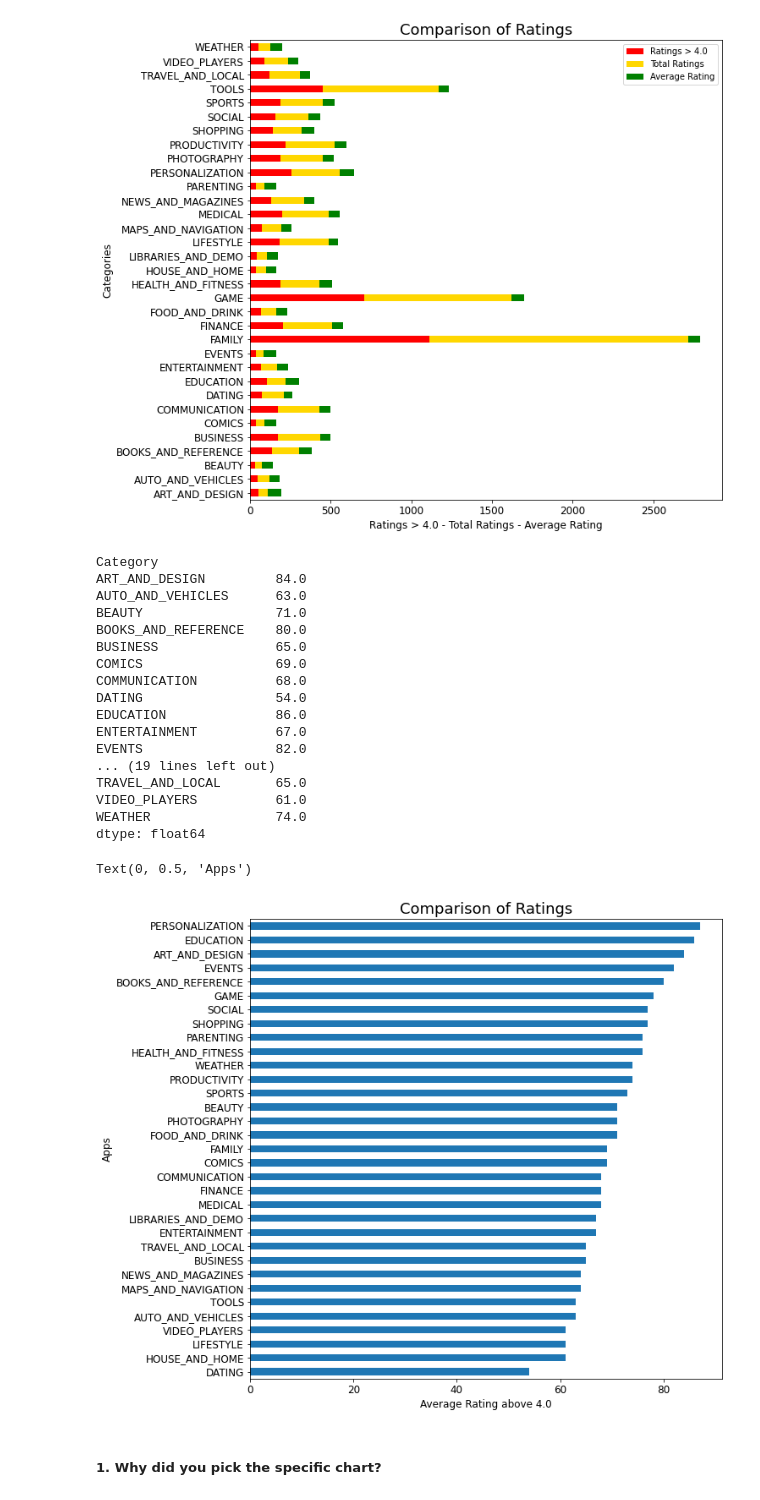
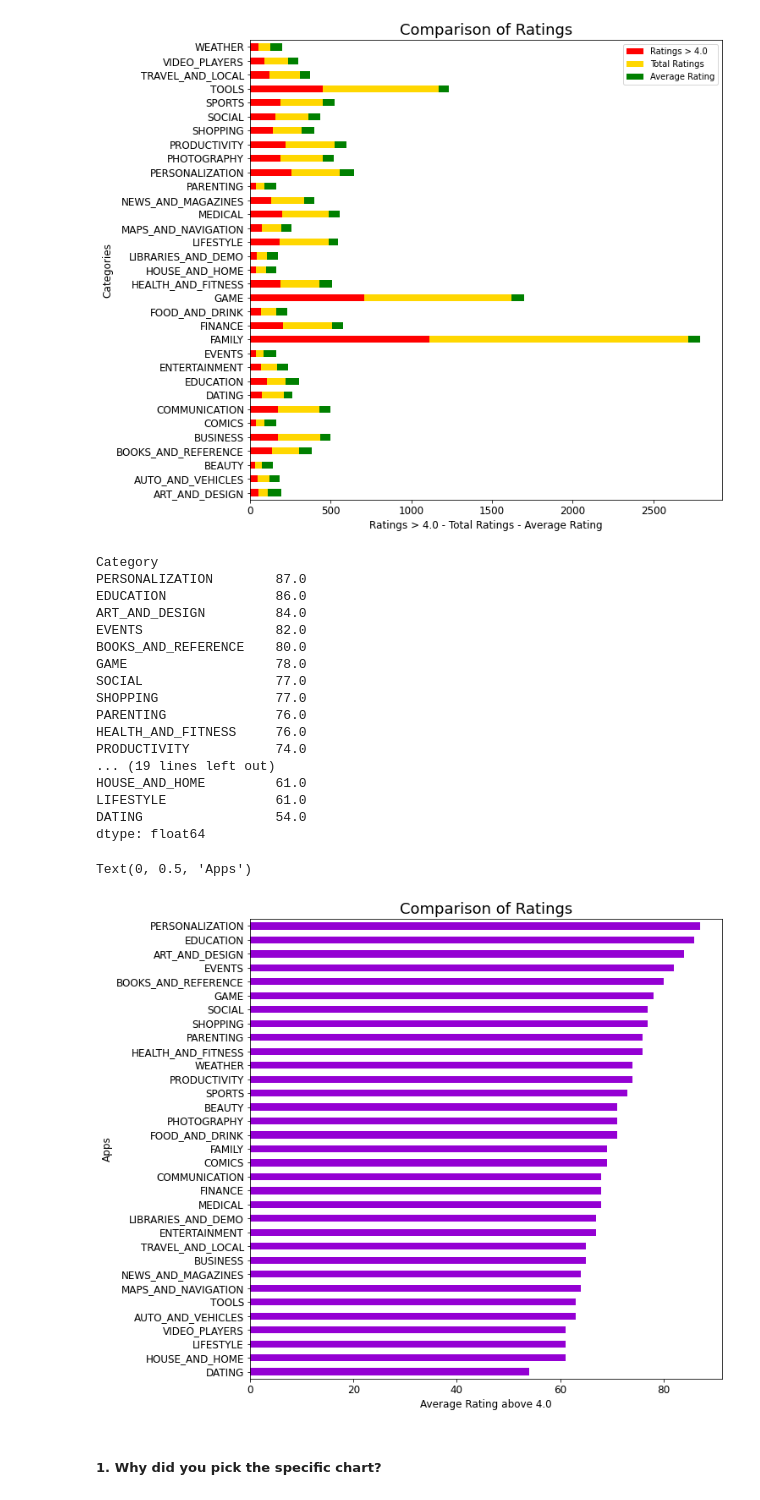
Before and after one commit to Harivignesh06/Project---Python, a Jupyter notebook: Harivignesh's_EDA_Project.ipynb, the cells around one changed output. Saved outputs shown, nothing was run; the diff lists cells and outputs as text; code cells hidden in the pictures.

```diff
--- a/Harivignesh's_EDA_Project.ipynb
+++ b/Harivignesh's_EDA_Project.ipynb
@@ -733,36 +696,37 @@ Text(0, 0.5, 'Categories')
 # %%
 # Chart - 1.2 visualization code
 
 # Printing the Table to have a clear idea
-print(Average_rating)
+Average_rating_ = Average_rating.sort_values(ascending = False)
+print(Average_rating_)
 
 # Showing the Visual using Bar chart
-Average_rating.sort_values().plot.barh(figsize = (10,10),fontsize = 12)
+Average_rating.sort_values().plot.barh(figsize = (10,10),fontsize = 12, color = ['darkviolet'])
 
 # Giving other labels
 plt.title('Comparison of Ratings',fontsize = 18)
 plt.xlabel('Average Rating above 4.0',fontsize = 12)
 plt.ylabel('Apps',fontsize = 12)
 # %% [output]
 Category
+PERSONALIZATION        87.0
+EDUCATION              86.0
 ART_AND_DESIGN         84.0
-AUTO_AND_VEHICLES      63.0
-BEAUTY                 71.0
+EVENTS                 82.0
 BOOKS_AND_REFERENCE    80.0
-BUSINESS               65.0
-COMICS                 69.0
-COMMUNICATION          68.0
+GAME                   78.0
+SOCIAL                 77.0
+SHOPPING               77.0
+PARENTING              76.0
+HEALTH_AND_FITNESS     76.0
+PRODUCTIVITY           74.0
+... (19 lines left out)
+HOUSE_AND_HOME         61.0
+LIFESTYLE              61.0
 DATING                 54.0
-EDUCATION              86.0
-ENTERTAINMENT          67.0
-EVENTS                 82.0
-... (19 lines left out)
-TRAVEL_AND_LOCAL       65.0
-VIDEO_PLAYERS          61.0
-WEATHER                74.0
 dtype: float64
 Text(0, 0.5, 'Apps')
-[figure, old version]
+[figure, new version]
 # %% [markdown]
 ##### **1. Why did you pick the specific chart?**
 # %% [markdown]
```
Also changed, not shown: parts of 14 cells of this notebook.
